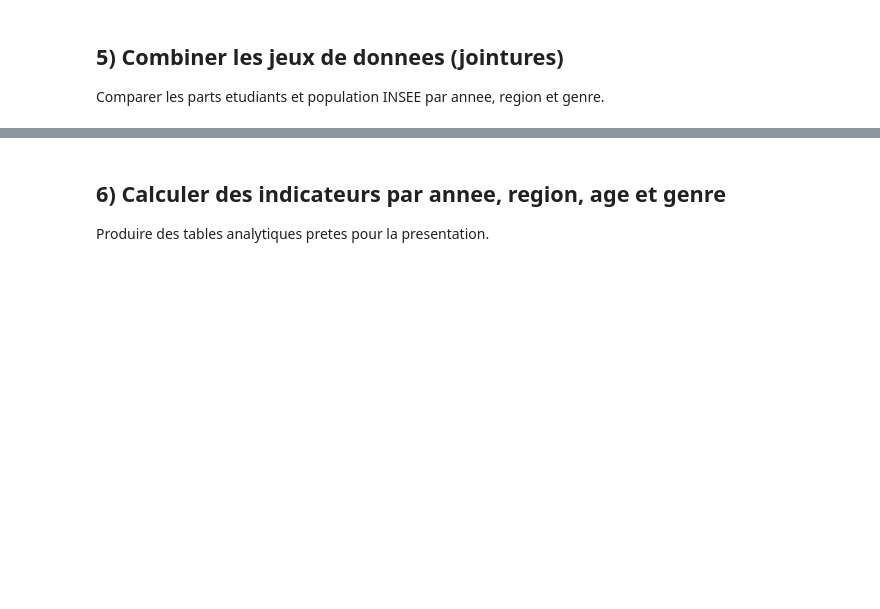
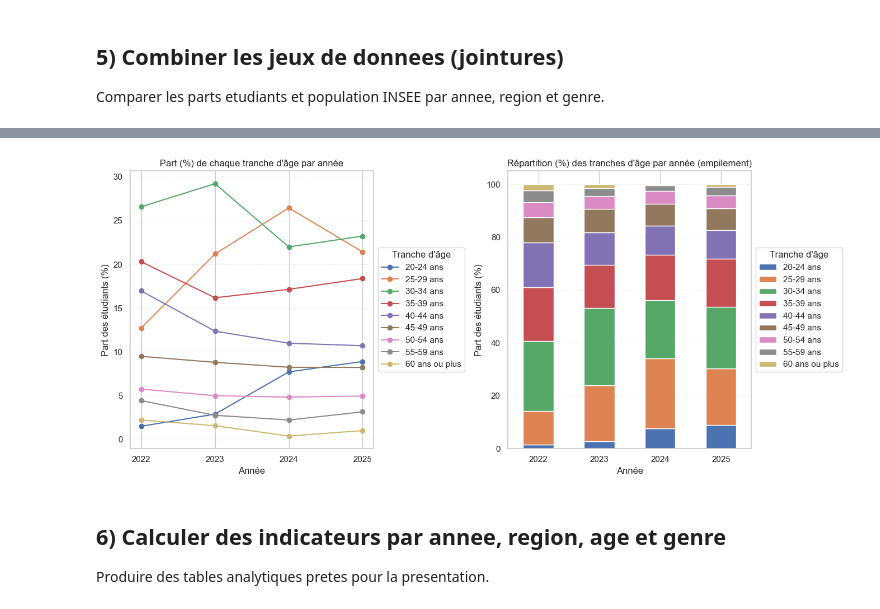
Before and after one commit to ferialzamoun-afk/P8--DBT, a Jupyter notebook: analyse_csv_p8.ipynb, the cells around one changed output, grey strips where cells are left out. Drawn from its saved outputs; the diff is of its cells as text; code cells hidden in the pictures; blank space fills up the shorter version.

```diff
--- a/analyse_csv_p8.ipynb
+++ b/analyse_csv_p8.ipynb
@@ -449,6 +456,62 @@ Statut de jointure (_merge):
 | 17 | 2022 | Normandie | M | 18.0 | 22.0 | 0.818182 | 0.484068 | both | ... |
 | 18 | 2022 | Nouvelle-Aquitaine | F | 19.0 | 72.0 | 0.263889 | 0.517555 | both | ... |
 | 19 | 2022 | Nouvelle-Aquitaine | M | 53.0 | 72.0 | 0.736111 | 0.482445 | both | ... |
+# %%
+# Double graphique : répartition par tranche d'âge (ligne + barres empilées)
+import matplotlib.pyplot as plt
+import pandas as pd
+
+# Charger le CSV unique si ce n'est pas déjà fait
+try:
+    df_unifie = pd.read_csv("../exports/fct_export_unifie.csv")
+except Exception:
+    df_unifie = pd.read_csv("exports/fct_export_unifie.csv")
+
+# Filtrer les lignes où la colonne AGE_GROUP n'est pas nulle
+# (on suppose que seules ces lignes concernent la répartition par âge)
+df_age = df_unifie[df_unifie["AGE_GROUP"].notnull()].copy()
+
+# S'assurer que les colonnes sont bien typées
+for col in ["NB_ETUDIANTS", "YEAR"]:
+    if col in df_age.columns:
+        df_age[col] = pd.to_numeric(df_age[col], errors="coerce")
+
+# Calcul du pourcentage par année et tranche d'âge
+total_by_year = df_age.groupby("YEAR")["NB_ETUDIANTS"].transform("sum")
+df_age["pct"] = df_age["NB_ETUDIANTS"] / total_by_year * 100
+
+# Correction du pivot : s'assurer que les colonnes existent et qu'il n'y a pas de doublons
+if df_age.duplicated(subset=["YEAR", "AGE_GROUP"]).any():
+    # Agréger si doublons
+    df_age = df_age.groupby(["YEAR", "AGE_GROUP"], as_index=False).agg({"NB_ETUDIANTS": "sum", "pct": "sum"})
+
+pivot_pct = df_age.pivot(index="YEAR", columns="AGE_GROUP", values="pct")
+pivot_count = df_age.pivot(index="YEAR", columns="AGE_GROUP", values="NB_ETUDIANTS")
+
+fig, axes = plt.subplots(1, 2, figsize=(16, 6))  # largeur augmentée
+
+# 1. Courbes part (%) par tranche d'âge
+pivot_pct.plot(ax=axes[0], marker="o")
+axes[0].xaxis.set_major_locator(plt.MaxNLocator(integer=True))
+axes[0].set_title("Part (%) de chaque tranche d'âge par année")
+axes[0].set_ylabel("Part des étudiants (%)")
+axes[0].set_xlabel("Année")
+axes[0].legend(title="Tranche d'âge", loc='center left', bbox_to_anchor=(1, 0.5))
+axes[0].grid(True, axis="y", linestyle=":", alpha=0.5)
+
+# 2. Barres empilées part (%)
+pivot_pct.plot(kind="bar", stacked=True, ax=axes[1])
+axes[1].set_title("Répartition (%) des tranches d'âge par année (empilement)")
+axes[1].set_ylabel("Part des étudiants (%)")
+axes[1].set_xlabel("Année")
+axes[1].set_xticklabels(axes[1].get_xticklabels(), rotation=0)
+axes[1].legend(title="Tranche d'âge", loc='center left', bbox_to_anchor=(1, 0.5))
+axes[1].grid(True, axis="y", linestyle=":", alpha=0.5)
+
+plt.tight_layout(rect=[0, 0, 0.85, 1])  # laisse de la place à droite pour la légende
+plt.show()
+# %% [output]
+[figure, added]
 # %% [markdown]
 ## 6) Calculer des indicateurs par annee, region, age et genre
 
```
Also changed, not shown: parts of 11 cells of this notebook.
